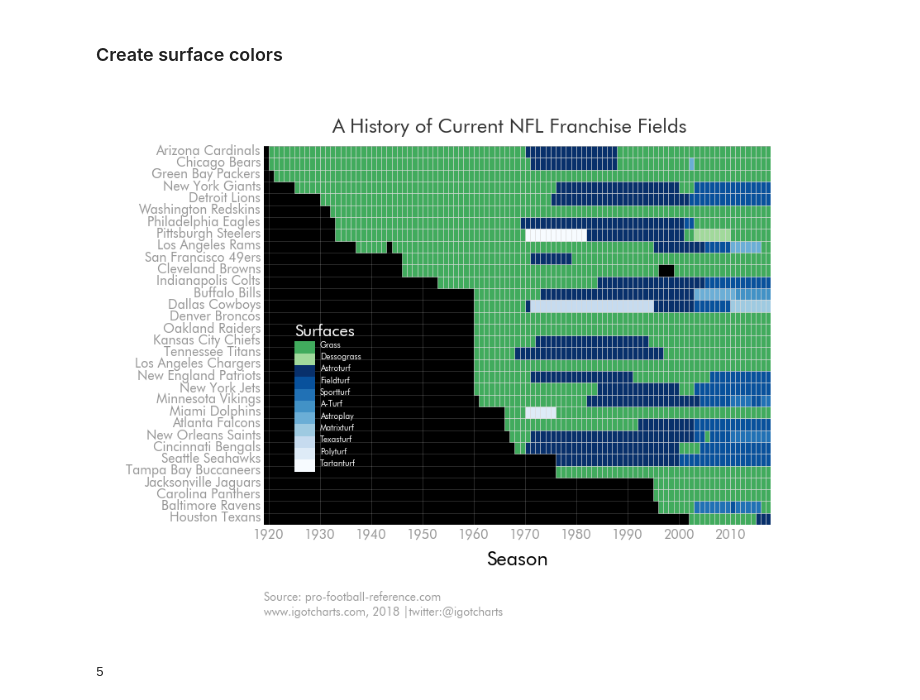
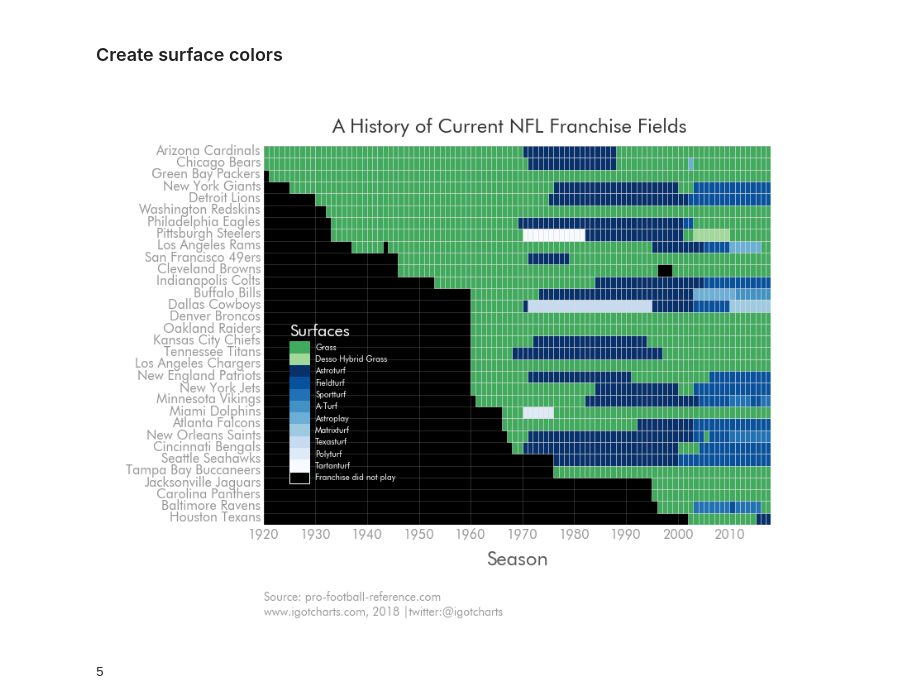
Before and after one commit to igotcharts/charts_and_more_charts, a Jupyter notebook: notebooks/playing surface.ipynb, the cells around one changed output. Saved outputs shown, nothing was run; the diff lists cells and outputs as text; code cells hidden in the pictures.

Commit message:
slight modifications to labels and colors

```diff
--- a/notebooks/playing surface.ipynb
+++ b/notebooks/playing surface.ipynb
@@ -230,14 +230,14 @@ teams_in_season_order = cleaned_season_frame.groupby('Teams').size().sort_values
 cleaned_season_frame['Order'] = cleaned_season_frame['Teams'].map({v:i+1 for i,v in enumerate(teams_in_season_order)})
 cleaned_season_frame.set_index(['Order'],inplace=True)
 cleaned_season_frame['Actual Surface'] = cleaned_season_frame['Actual Surface'].apply(lambda x: (x[0]).upper()+x[1:])
-cleaned_season_frame.replace({'Actual Surface':{'A_turf':'A-Turf'}},inplace=True)
+cleaned_season_frame.replace({'Actual Surface':{'A_turf':'A-Turf','Dessograss':'Desso Hybrid Grass'}},inplace=True)
 # %% [markdown]
 ### Create surface colors
 # %%
 field_list = list(cleaned_season_frame['Actual Surface'].unique())
 
 
-field_list.insert(1,field_list.pop(field_list.index('Dessograss')))
+field_list.insert(1,field_list.pop(field_list.index('Desso Hybrid Grass')))
 colors = ['#41ab5d','#a1d99b','#08306b','#08519c',
           '#2171b5','#4292c6','#6baed6',
           '#9ecae1','#c6dbef','#deebf7','#f7fbff']
@@ -248,33 +248,39 @@ field_colors = cleaned_season_frame['Actual Surface'].map(field_map)
 # %%
 field_chart = viz_functions.chart_maker('A History of Current NFL Franchise Fields',title_size=24)
 fig  = field_chart.initial_fig_axis()
 fig.subplots_adjust(top=.92)
 ax = field_chart.axes_set_up(fig)
 
 plt.barh(bottom=cleaned_season_frame.index-.5,width=[1 for x in range(1968)],height=1,
          left=cleaned_season_frame['Season'],color=field_colors,zorder=2,label='a',edgecolor='#f0f0f0',linewidth=.5)
 
 field_chart.patch_adder(ax,facecolor='black')
-field_chart.tick_params_(ax)
+field_chart.tick_params_(ax,labelcolor='#737373')
 field_chart.y_axis_setup(ax,0,32)
-field_chart.x_axis_setup(ax,1919,2018,10)
+field_chart.x_axis_setup(ax,1920,2018,10)
 ax.set_yticklabels(teams_in_season_order.insert(0,''),va='bottom')
 
 ax.text(1925,16,'Surfaces',fontsize=20,color='white',weight='bold',ha='left')
 ax.grid(color='white',zorder=2,alpha=.2)
 for i,v in enumerate(zip(field_map.keys(),field_map.values())):
-    ax.text(1930,15-i,v[0],color='white')
+    ax.text(1930,15-i,v[0],color='white',va='center')
     plt.barh(bottom=15-i,width=4,height=1,left=1925,zorder=2,color=v[1])
 
-ax.set_xlabel('Season',fontsize=24)
+ax.text(1930,4,'Franchise did not play',color='white',va='center')
+plt.barh(bottom=4,width=3.9,height=1,left=1925,zorder=2,color='black',edgecolor='white',linewidth=1)
+
+ax.set_xlabel('Season',fontsize=24,alpha=.65)
 
 field_chart.citations(ax,source='Source: pro-football-reference.com',
                       chart_tag='www.igotcharts.com, 2018 |twitter:@igotcharts',
                       source_y=-.2,chart_tag_y=-.24)
 
+os.chdir(outputs)
+viz_functions.chart_save('NFL_fields_v_1')
+
 plt.show()
 # %% [output]
-[figure, old version]
+[figure, new version]
 # %%
 #finding the max different surfaces on a single stadium
 surface_counts = []
```
Also changed, not shown: 1 other file.
